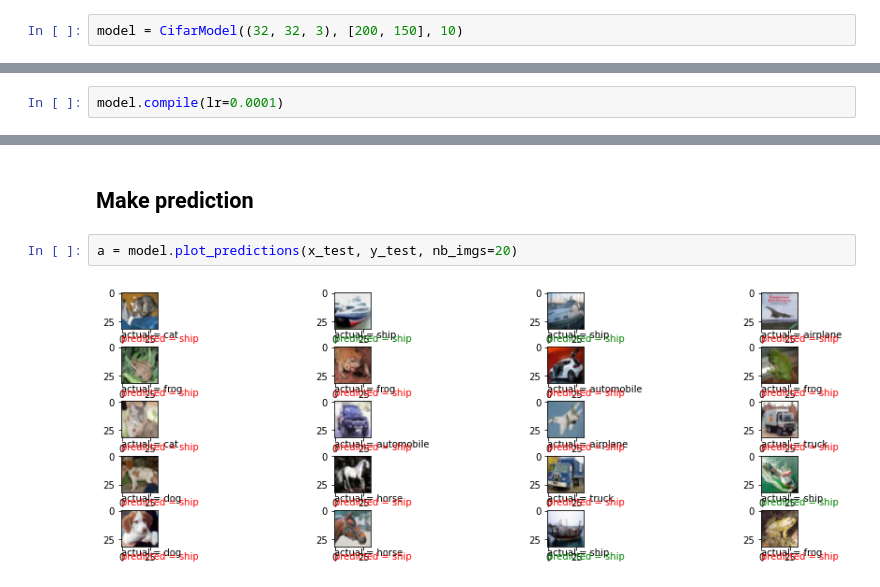
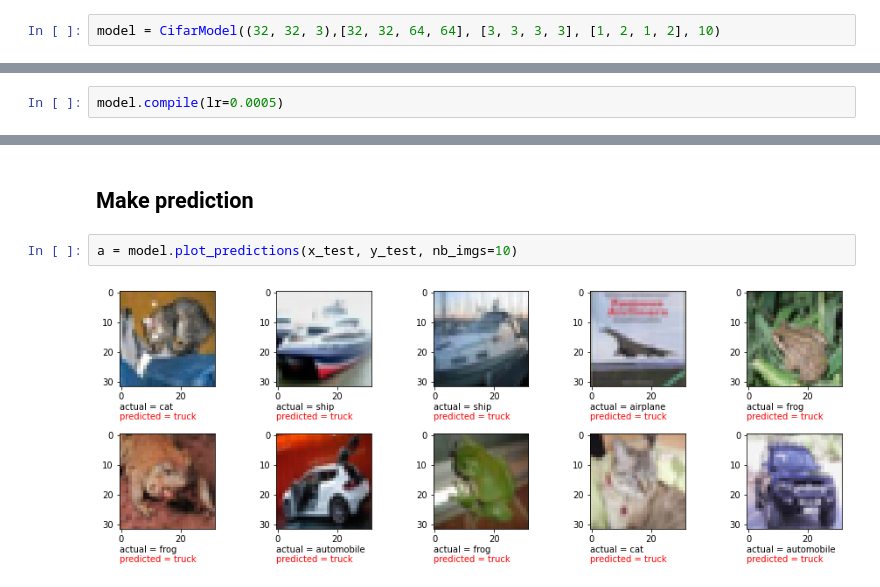
Before and after one commit to mhannani/CIFAR-10_classification, a Jupyter notebook: Workflow.ipynb, the cells around one changed output, grey strips where cells are left out. Saved outputs shown, nothing was run; the diff lists cells and outputs as text.

Commit message:
make predictions.

```diff
--- a/Workflow.ipynb
+++ b/Workflow.ipynb
@@ -24,11 +24,11 @@ display_some_images(x_train, y_train, 6)
 # %%
 from models import CifarModel
 # %%
-model = CifarModel((32, 32, 3), [200, 150], 10)
+model = CifarModel((32, 32, 3),[32, 32, 64, 64], [3, 3, 3, 3], [1, 2, 1, 2], 10)
 # %%
 model.save('cifar_model')
 # %%
-model.compile(lr=0.0001)
+model.compile(lr=0.0005)
 # %%
 model.train(x_train, y_train)
 # %% [output]
@@ -61,6 +59,6 @@ model.evaluate(x_test, y_test)
 # %% [markdown]
 ## Make prediction
 # %%
-a = model.plot_predictions(x_test, y_test, nb_imgs=20)
+a = model.plot_predictions(x_test, y_test, nb_imgs=10)
 # %% [output]
-[figure, old version]
+[figure, new version]
```
Also changed, not shown: parts of 2 cells of this notebook, 3 other files.
